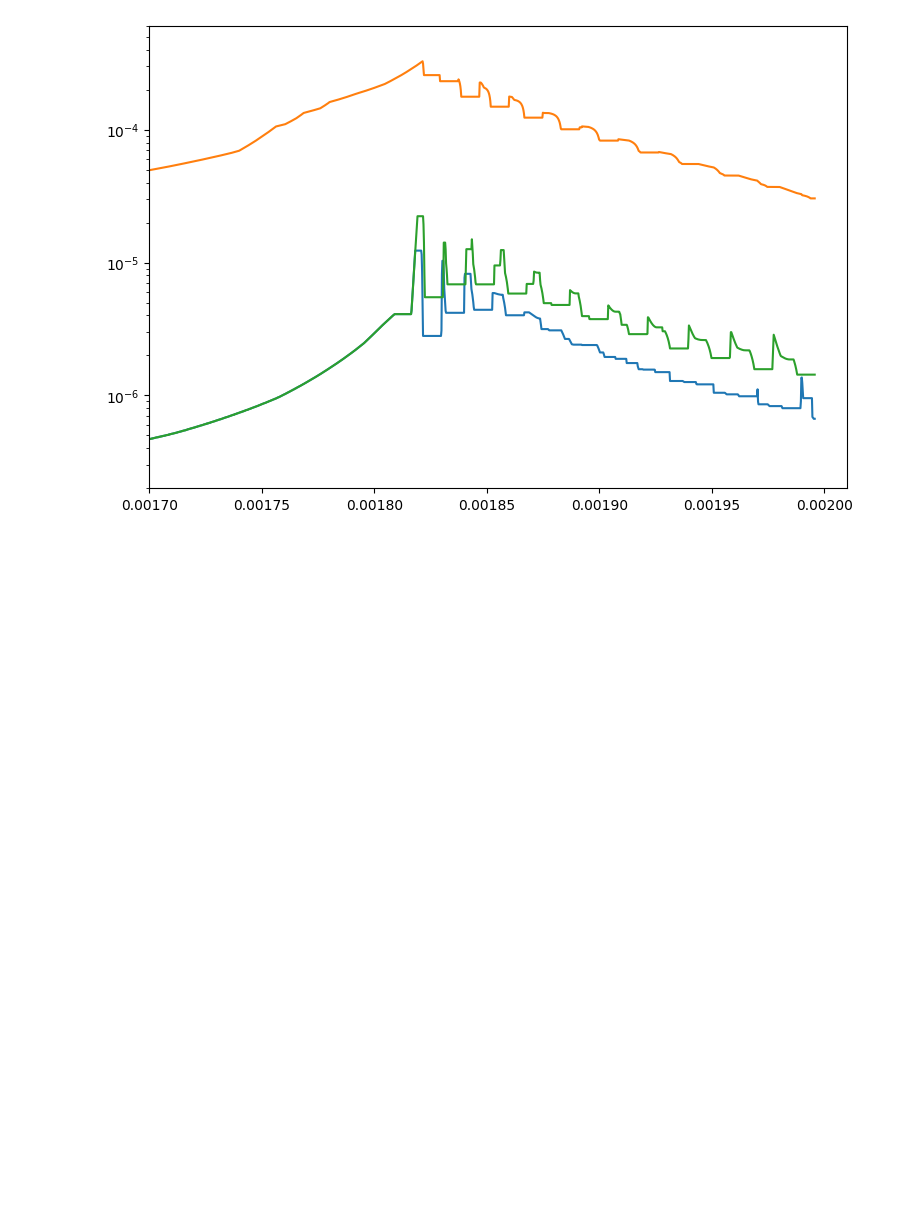
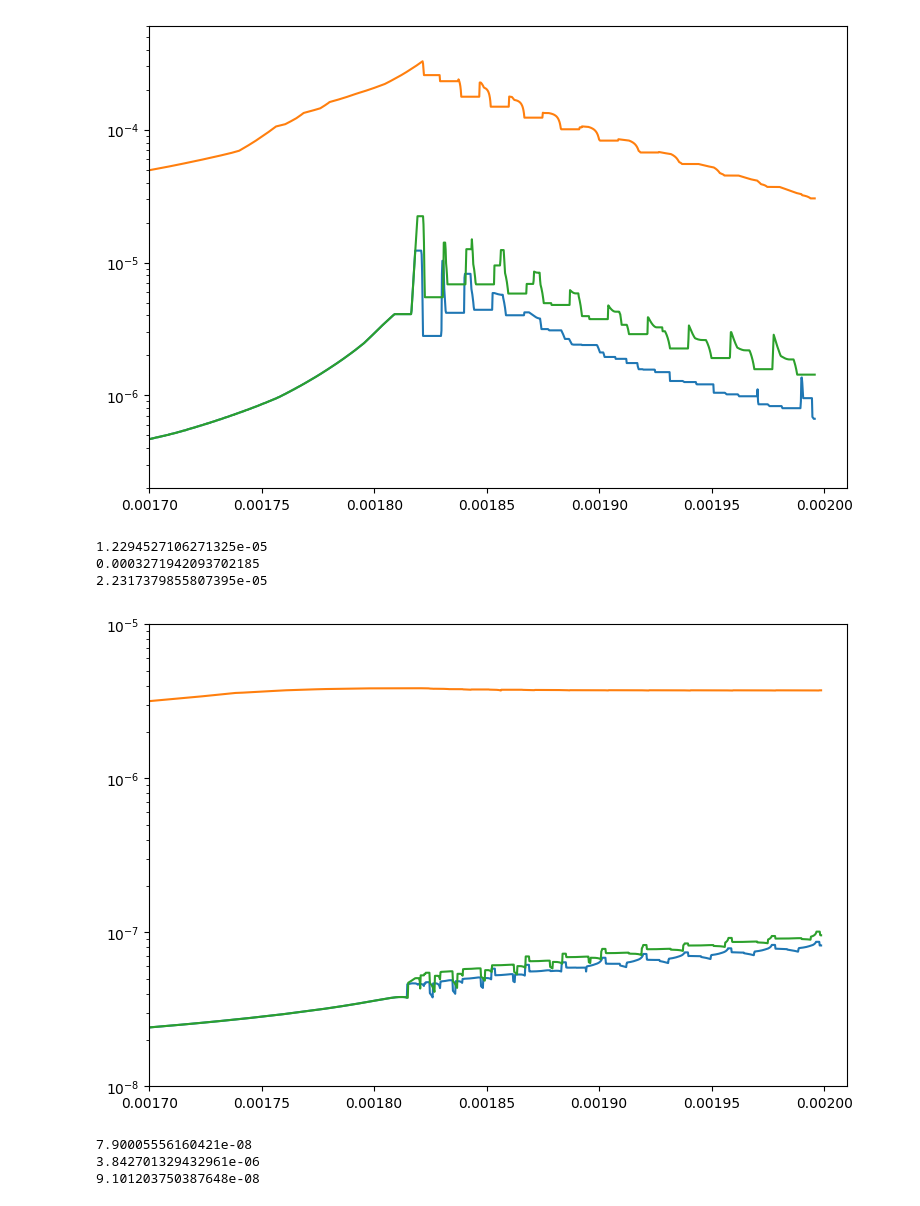
Before and after one commit to ponomarevandr/disruption, a Jupyter notebook: model_tuning/experiments/time_step/adaptation_birth.ipynb, the cells around one changed output. Cells and saved outputs as stored; diff of their text form; code cells hidden in the pictures; blank space fills up the shorter version.

```diff
--- a/model_tuning/experiments/time_step/adaptation_birth.ipynb
+++ b/model_tuning/experiments/time_step/adaptation_birth.ipynb
@@ -404,3 +404,40 @@ plt.plot(model_ad_stability_100.ts[k:-k], window_min(metric_ad_stability_100, k)
 plt.show()
 # %% [output]
 [figure]
+# %%
+print(window_min(metric_ad_phi_100, k).max())
+print(window_min(metric_ad_energy_100, k).max())
+print(window_min(metric_ad_stability_100, k).max())
+# %% [output]
+1.2294527106271325e-05
+0.0003271942093702185
+2.2317379855807395e-05
+# %%
+plt.figure(figsize=(9, 6))
+plt.xlim([1.7e-3, 2.01e-3])
+plt.ylim([1e-8, 1e-5])
+plt.yscale('log')
+k = 2
+plt.plot(
+    model_ad_phi_100.ts[3*k:-3*k],
+    window_max(window_min(np.abs(t_shift_ad_phi_100), k), 2*k)
+)
+plt.plot(
+    model_ad_energy_100.ts[3*k:-3*k],
+    window_max(window_min(np.abs(t_shift_ad_energy_100), k), 2*k)
+)
+plt.plot(
+    model_ad_stability_100.ts[3*k:-3*k],
+    window_max(window_min(np.abs(t_shift_ad_stability_100), k), 2*k)
+)
+plt.show()
+# %% [output]
+[figure, added]
+# %%
+print(window_max(window_min(np.abs(t_shift_ad_phi_100), k), 2*k).max())
+print(window_max(window_min(np.abs(t_shift_ad_energy_100), k), 2*k).max())
+print(window_max(window_min(np.abs(t_shift_ad_stability_100), k), 2*k).max())
+# %% [output]
+7.90005556160421e-08
+3.842701329432961e-06
+9.101203750387648e-08
```
Also changed, not shown: parts of 1 cell of this notebook, 1 other file.
